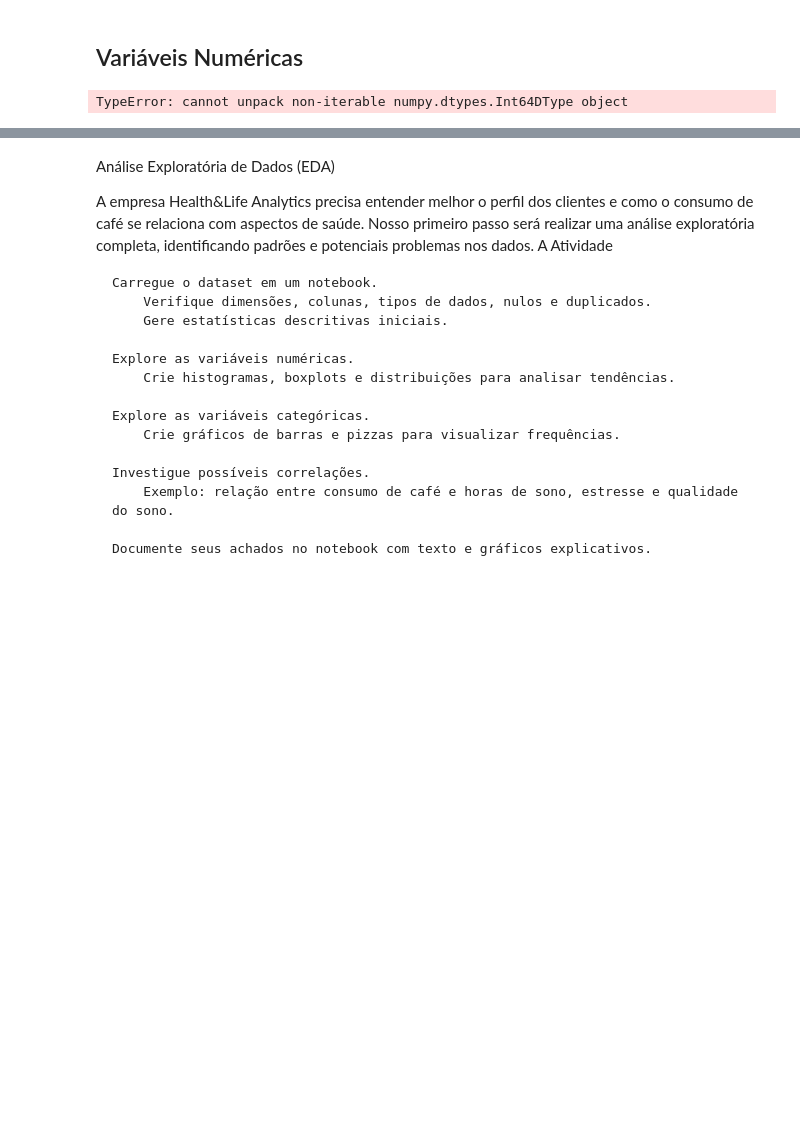
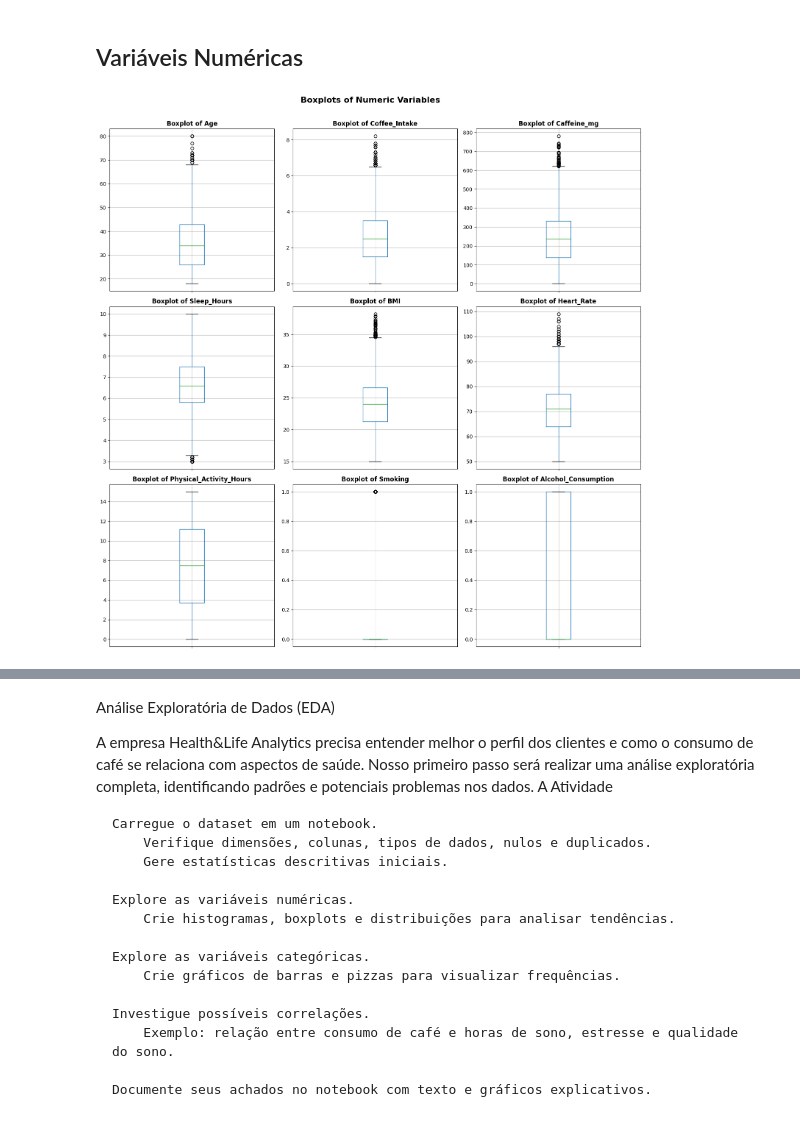
Before and after one commit to DKawaguch/Projeto_Alura_1, a Jupyter notebook: main.ipynb, the cells around one changed output, grey strips where cells are left out. Saved outputs shown, nothing was run; the diff lists cells and outputs as text; code cells hidden in the pictures; blank space fills up the shorter version.

```diff
--- a/main.ipynb
+++ b/main.ipynb
@@ -101,25 +101,25 @@ metadados_01
 # %% [markdown]
 ## Variáveis Numéricas
 # %%
-num_cols = [col for col, dtype in df.dtypes if dtype in ['int64', 'float64'] and col not in ('ID')]
+num_cols = [col for col, dtype in df.dtypes.items() if dtype in ['int64', 'float64'] and col != ('ID')]
 
 n = len(num_cols)
 ncols = 3
 nrows = -(-n//ncols)
 
-fig, axes = plt.subplots(nrows=nrows, ncols=ncols, figsize=(15, 5*nrows))
+fig, axes = plt.subplots(nrows=nrows, ncols=ncols, figsize=(5*ncols, 4*nrows))
 axes = axes.flatten()
 
 for i, col in enumerate(num_cols):
     df.boxplot(column=col, ax=axes[i])
     axes[i].set_title(f'Boxplot of {col}', fontsize=12, fontweight='bold')
     axes[i].tick_params(axis='x', labelbottom=False)
 
 for j in range(i+1, len(axes)):
     axes[j].axis('off')
 
 plt.suptitle('Boxplots of Numeric Variables', fontsize=16, fontweight='bold', y=1.01)
 plt.tight_layout()
 plt.show()
 # %% [output]
-TypeError: cannot unpack non-iterable numpy.dtypes.Int64DType object
+[figure, added]
```
Also changed, not shown: parts of 11 cells of this notebook.
